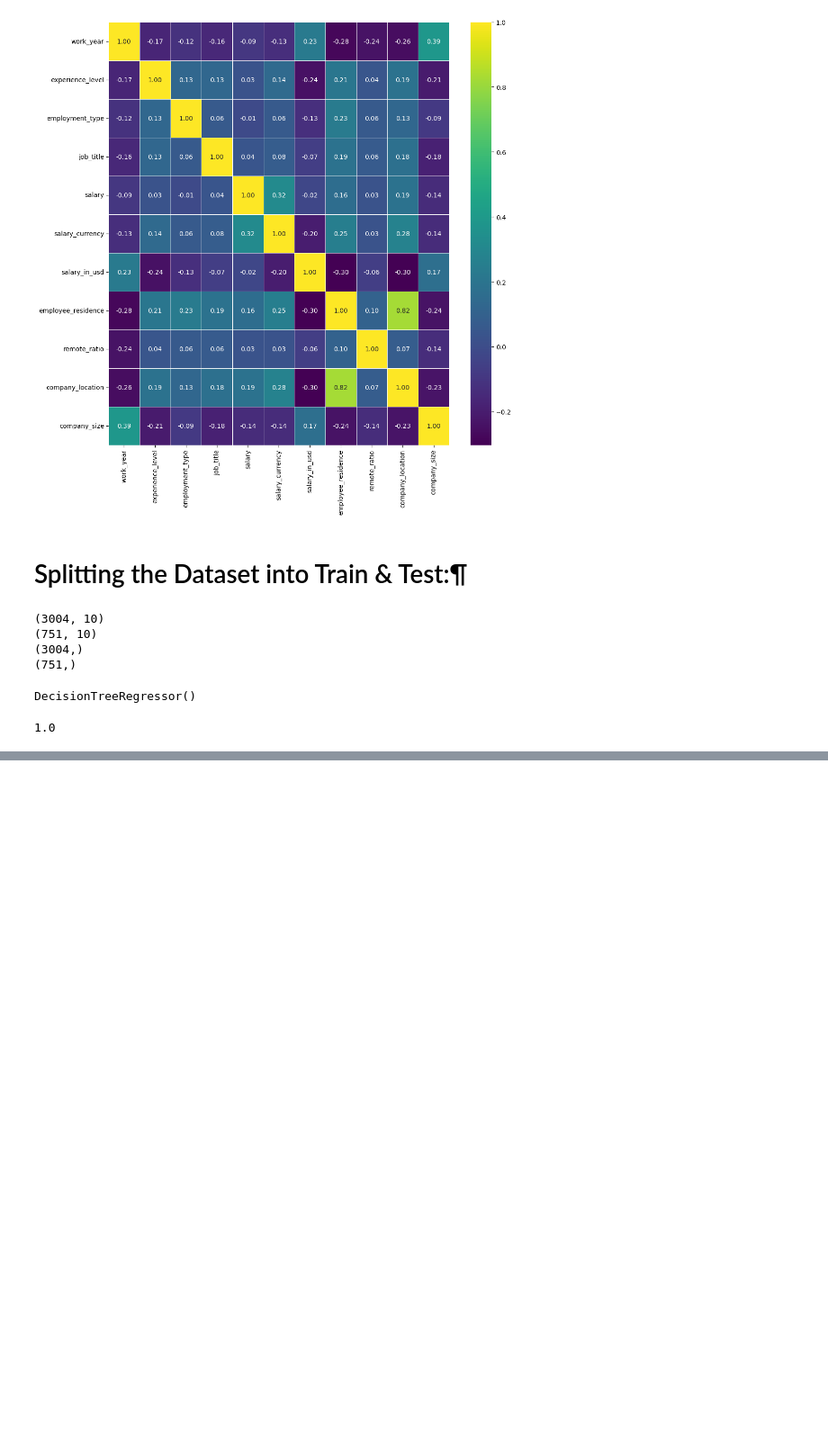
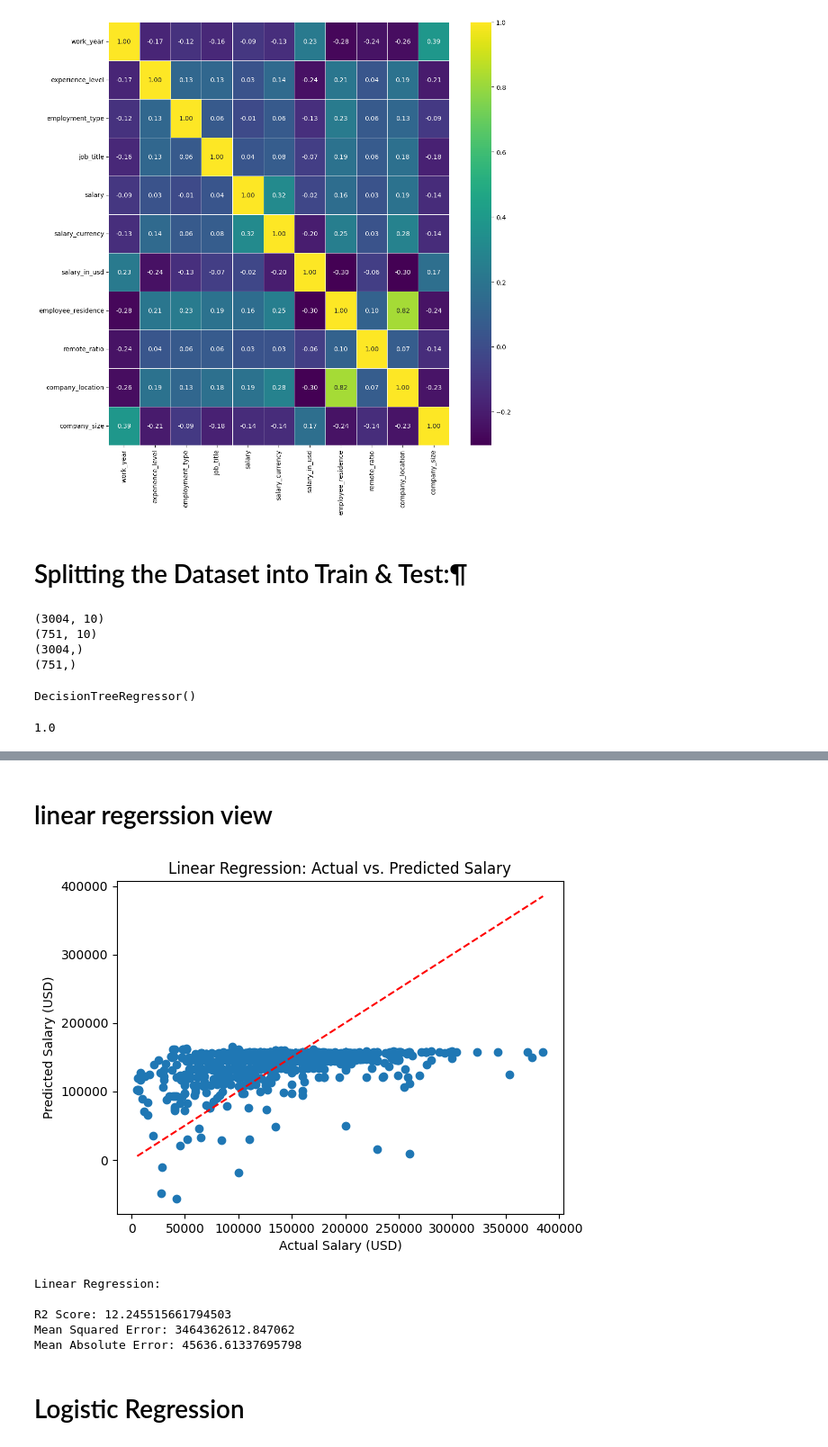
Before and after one commit to KUGAN123/KUGAN123, a Jupyter notebook: EmployeeSALARY0.ipynb, the cells around one changed output, grey strips where cells are left out. Shown at 90% size. Cells and saved outputs as stored; diff of their text form; code cells hidden in the pictures; blank space fills up the shorter version.

```diff
--- a/EmployeeSALARY0.ipynb
+++ b/EmployeeSALARY0.ipynb
@@ -483,0 +486,30 @@ Different models success rate : (15664847.109242974, np.float64(3957.88417077142
+# %% [markdown]
+# linear regerssion view
+# %%
+# prompt: write linear regression plot view for code
+
+import matplotlib.pyplot as plt
+lr = LinearRegression()
+lr.fit(X_train, Y_train)
+y_pred_lr = lr.predict(X_test)
+
+plt.scatter(Y_test, y_pred_lr)
+plt.xlabel("Actual Salary (USD)")
+plt.ylabel("Predicted Salary (USD)")
+plt.title("Linear Regression: Actual vs. Predicted Salary")
+plt.plot([min(Y_test), max(Y_test)], [min(Y_test), max(Y_test)], color='red', linestyle='--') # Add a diagonal line for reference
+plt.show()
+
+print("\nLinear Regression:\n")
+print("R2 Score:", r2_score(Y_test, y_pred_lr) * 100)
+print("Mean Squared Error:", mean_squared_error(Y_test, y_pred_lr))
+print("Mean Absolute Error:", mean_absolute_error(Y_test, y_pred_lr))
+# %% [output]
+[figure, added]
+Linear Regression:
+
+R2 Score: 12.245515661794503
+Mean Squared Error: 3464362612.847062
+Mean Absolute Error: 45636.61337695798
+# %% [markdown]
+# Logistic Regression
```
Also changed, not shown: parts of 8 cells of this notebook.
